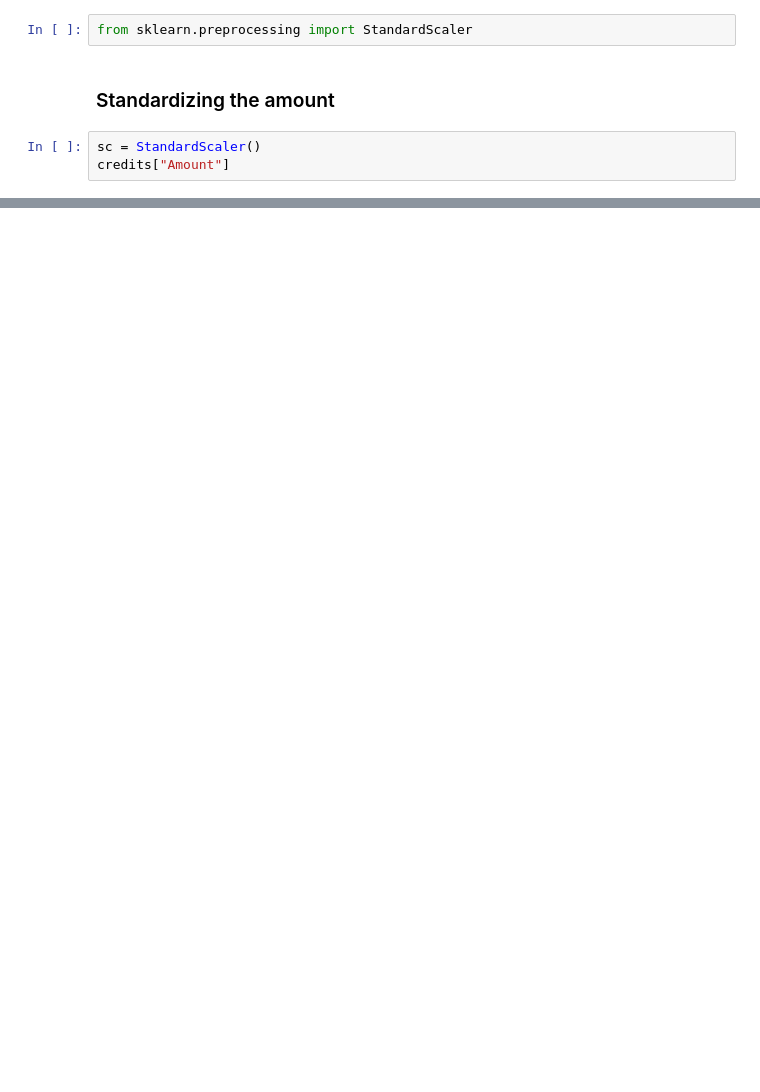
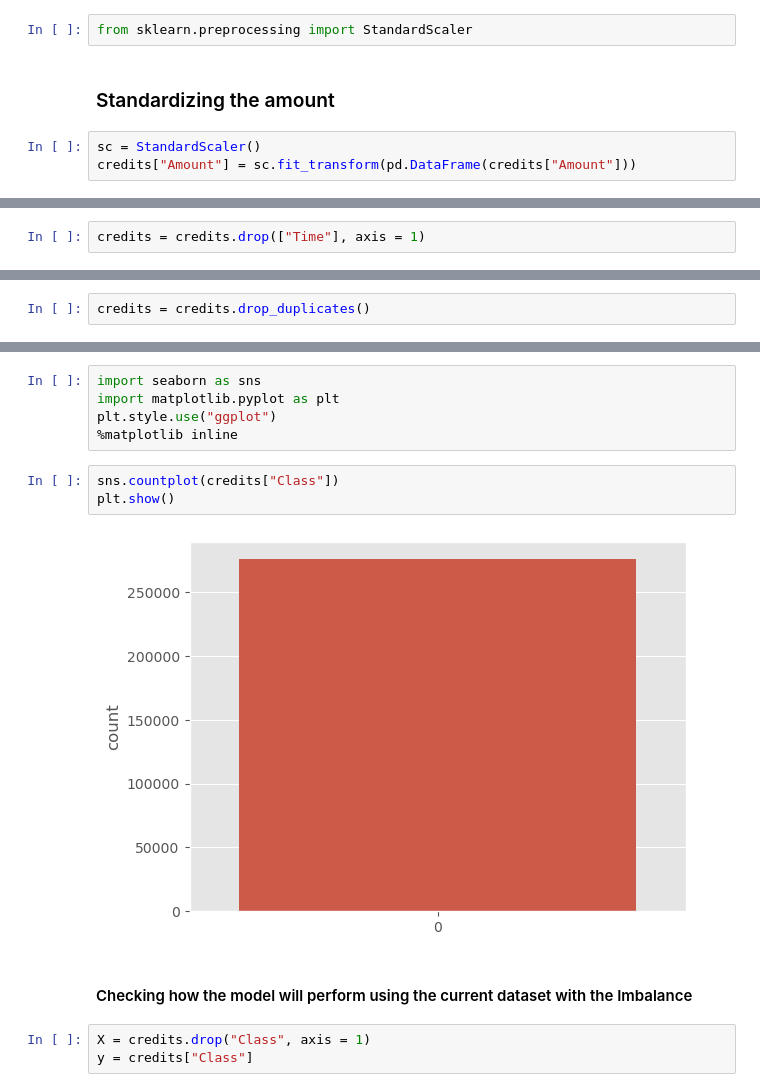
Before and after one commit to Briankipkemboi78/credit_card_Fraud_detection, a Jupyter notebook: Credit Card Fraud Detection.ipynb, the cells around one changed output, grey strips where cells are left out. Drawn from its saved outputs; the diff is of its cells as text; blank space fills up the shorter version.

```diff
--- a/Credit Card Fraud Detection.ipynb
+++ b/Credit Card Fraud Detection.ipynb
@@ -70,4 +34,4 @@ from sklearn.preprocessing import StandardScaler
 ### Standardizing the amount
 # %%
 sc = StandardScaler()
-credits["Amount"]
+credits["Amount"] = sc.fit_transform(pd.DataFrame(credits["Amount"]))
@@ -73,0 +47,2 @@ credits["Amount"]
+# %%
+credits = credits.drop(["Time"], axis = 1)
@@ -73,0 +53,2 @@ credits["Amount"]
+# %%
+credits = credits.drop_duplicates()
@@ -73,0 +68,15 @@ credits["Amount"]
+# %%
+import seaborn as sns
+import matplotlib.pyplot as plt
+plt.style.use("ggplot")
+%matplotlib inline
+# %%
+sns.countplot(credits["Class"])
+plt.show()
+# %% [output]
+[figure, added]
+# %% [markdown]
+#### Checking how the model will perform using the current dataset with the Imbalance
+# %%
+X = credits.drop("Class", axis = 1)
+y = credits["Class"]
```
Also changed, not shown: parts of 34 cells of this notebook, 1 other file.
